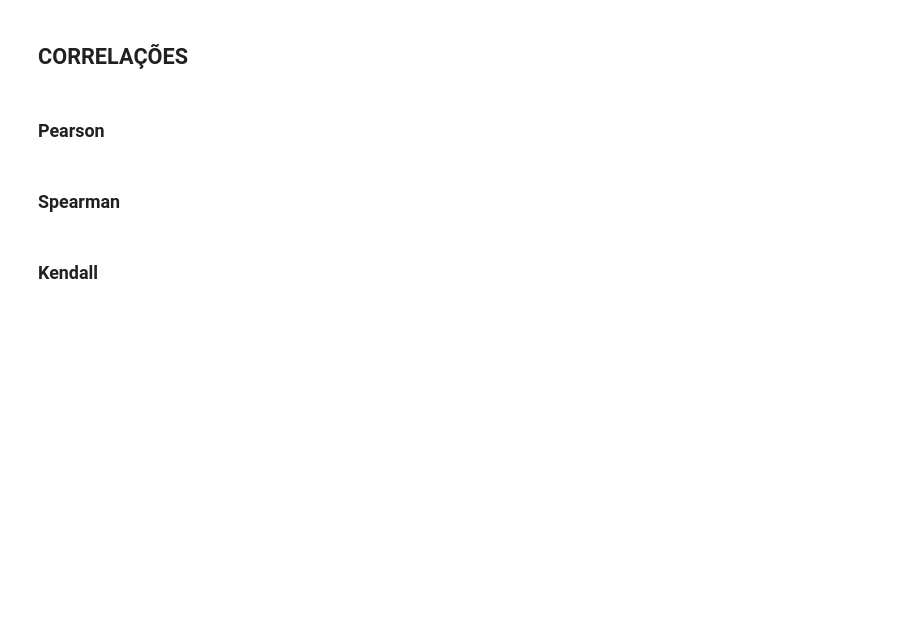
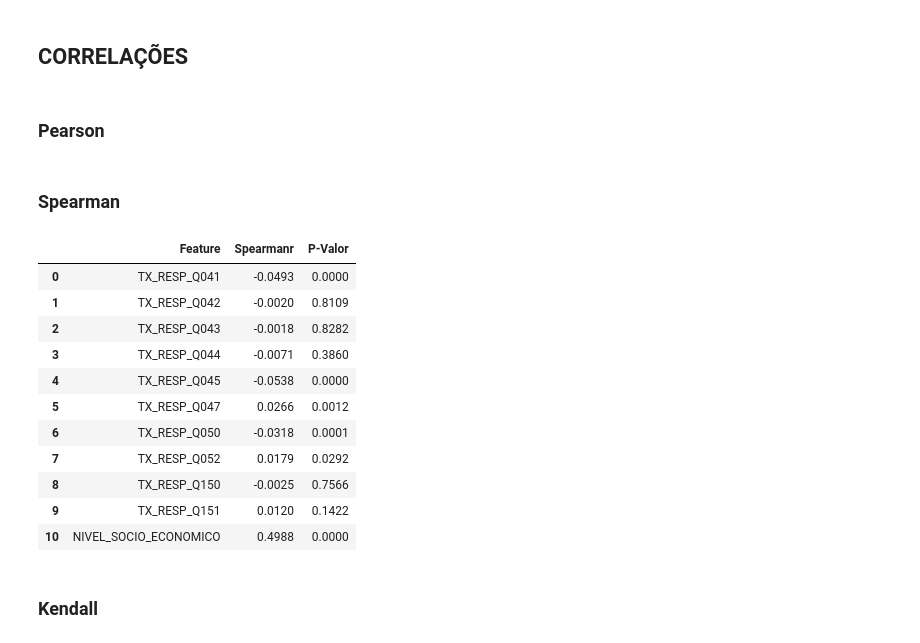
Before and after one commit to freitaasw/Analises_Saeb, a Jupyter notebook: Saeb/Analise9EF.ipynb, the cells around one changed output. Cells and saved outputs as stored; diff of their text form; code cells hidden in the pictures; blank space fills up the shorter version.

```diff
--- a/Saeb/Analise9EF.ipynb
+++ b/Saeb/Analise9EF.ipynb
@@ -414,15 +419,2 @@ for i in mat.columns:
 # %% [markdown]
 ## TRANSFORMAÇÕES
-# %%
-from sklearn.preprocessing import LabelEncoder
-
-mat_encode = mat.iloc[:, :]
-
-label_encoder = LabelEncoder()
-
-columns = mat_encode.columns[:].tolist()
-
-for index in columns:
-    mat_encode[index] = label_encoder.fit_transform(mat_encode[index])
-
-#mat_encode.head()
@@ -436,3 +421,9 @@ mat_normalizado =  pd.DataFrame(mat_normalizado, columns=columns)
+# %%
+catOrdinais = ['TX_RESP_Q041', 'TX_RESP_Q042', 'TX_RESP_Q043', 'TX_RESP_Q044', 'TX_RESP_Q045', 'TX_RESP_Q047', 'TX_RESP_Q050', 'TX_RESP_Q052', 'TX_RESP_Q150', 'TX_RESP_Q151', 'NIVEL_SOCIO_ECONOMICO']
+# %%
+from sklearn.preprocessing import OrdinalEncoder
+enc = OrdinalEncoder()
+mat[catOrdinais] = enc.fit_transform(mat[catOrdinais])
 # %% [markdown]
 ## CORRELAÇÕES
 # %% [markdown]
@@ -451,6 +442,42 @@ mat_normalizado =  pd.DataFrame(mat_normalizado, columns=columns)
 #sns.heatmap(mat_encode.corr(method='spearman'), annot=True, cmap="PiYG")
 #plt.title("Correlação entre Variáveis")
 #plt.show()
+# %%
+from scipy.stats.stats import spearmanr
+
+#cat = ['TX_RESP_Q002', 'TX_RESP_Q004', 'TX_RESP_Q009', 'TX_RESP_Q012',
+#       'TX_RESP_Q013', 'TX_RESP_Q015', 'TX_RESP_Q041', 'TX_RESP_Q042',
+#       'TX_RESP_Q043', 'TX_RESP_Q044', 'TX_RESP_Q045', 'TX_RESP_Q047',
+#       'TX_RESP_Q050', 'TX_RESP_Q052', 'TX_RESP_Q057', 'TX_RESP_Q120', 'TX_RESP_Q121', 'TX_RESP_Q130', 'TX_RESP_Q137',
+#       'TX_RESP_Q150', 'TX_RESP_Q151', 'TX_RESP_Q163', 'TX_RESP_Q224', 'TX_RESP_Q225', 'ID_LOCALIZACAO',
+#       'PC_FORMACAO_DOCENTE_FINAL', 'NIVEL_SOCIO_ECONOMICO']
+
+# 'TX_RESP_Q118', 'TX_RESP_Q158', 'TX_RESP_Q146',
+
+lista_s = []
+lista_p = []
+for index in catOrdinais:
+    coef_spearmanr, p_valor = spearmanr(mat[index], mat["ESCALA_MT"])
+
+    #if round(p_valor, 4) <= 0.05:
+    lista_s.append(round(coef_spearmanr, 4))
+    lista_p.append(round(p_valor, 4))
+
+ds = pd.DataFrame(list(zip(catOrdinais, lista_s, lista_p)), columns=["Feature", "Spearmanr", "P-Valor"])
+ds
+# %% [output]
+|  | Feature | Spearmanr | P-Valor |
+| 0 | TX_RESP_Q041 | -0.0493 | 0.0000 |
+| 1 | TX_RESP_Q042 | -0.0020 | 0.8109 |
+| 2 | TX_RESP_Q043 | -0.0018 | 0.8282 |
+| 3 | TX_RESP_Q044 | -0.0071 | 0.3860 |
+| 4 | TX_RESP_Q045 | -0.0538 | 0.0000 |
+| 5 | TX_RESP_Q047 | 0.0266 | 0.0012 |
+| 6 | TX_RESP_Q050 | -0.0318 | 0.0001 |
+| 7 | TX_RESP_Q052 | 0.0179 | 0.0292 |
+| 8 | TX_RESP_Q150 | -0.0025 | 0.7566 |
+| 9 | TX_RESP_Q151 | 0.0120 | 0.1422 |
+| 10 | NIVEL_SOCIO_ECONOMICO | 0.4988 | 0.0000 |
 # %% [markdown]
 ### Kendall
 # %%
```
Also changed, not shown: parts of 34 cells of this notebook.
